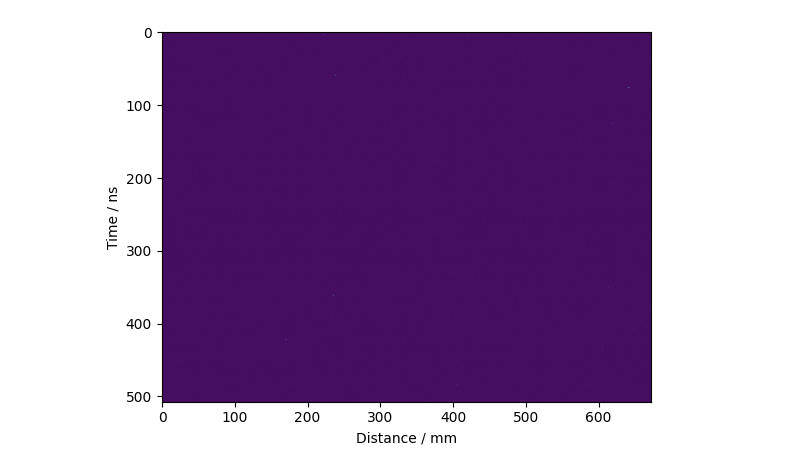
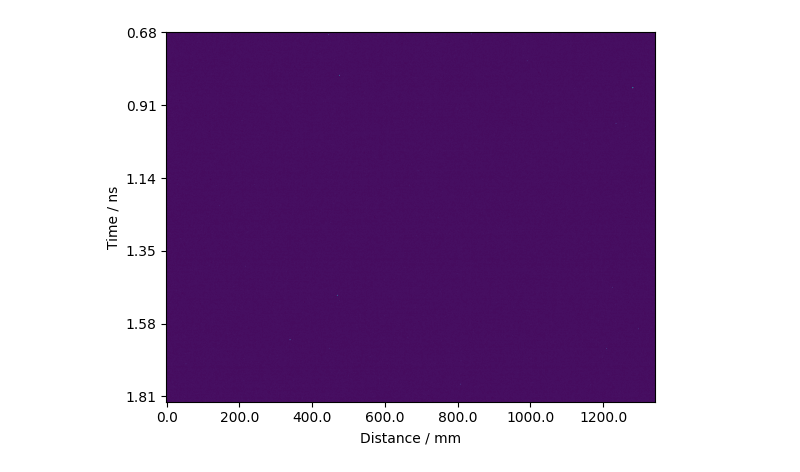
Before and after one commit to padishah115/fireball_onlineTF, a Jupyter notebook: devices_demos/orca_photo.ipynb, the cells around one changed output. Saved outputs shown, nothing was run; the diff lists cells and outputs as text; code cells hidden in the pictures.

Commit message:
added plotting function for ORCA

```diff
--- a/devices_demos/orca_photo.ipynb
+++ b/devices_demos/orca_photo.ipynb
@@ -21,10 +40,22 @@ img, space_mm_x, time_ns_y = _load_ORCA_image(path=data_path)
 # %%
 fig, axs = plt.subplots()
+step = 100
+
+time_ns_y_rounded = [f"{time:.2f}" for time in time_ns_y]
+
+x_ticks_pos = np.arange(0, len(space_mm_x), step=step)
+y_ticks_pos = np.arange(0, len(time_ns_y), step=step)
+x_ticks = space_mm_x[::step]
+y_ticks = time_ns_y_rounded[::step]
 
 axs.imshow(img)
 axs.set_xlabel("Distance / mm")
 axs.set_ylabel("Time / ns")
+axs.set_yticks(y_ticks_pos)
+axs.set_yticklabels(y_ticks)
+axs.set_xticks(x_ticks_pos)
+axs.set_xticklabels(x_ticks)
 
 plt.show()
 # %% [output]
-[figure, old version]
+[figure, new version]
```
Also changed, not shown: parts of 1 cell of this notebook, 1 other file.
